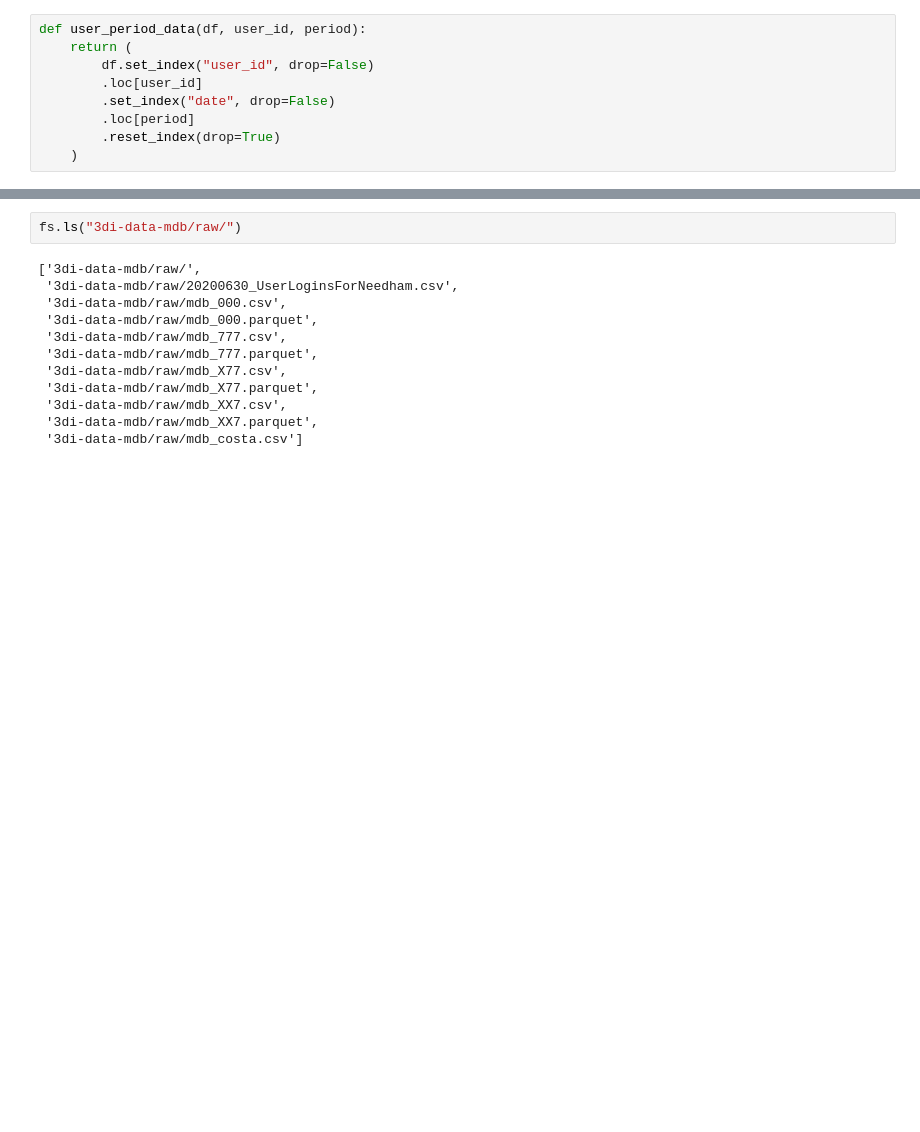
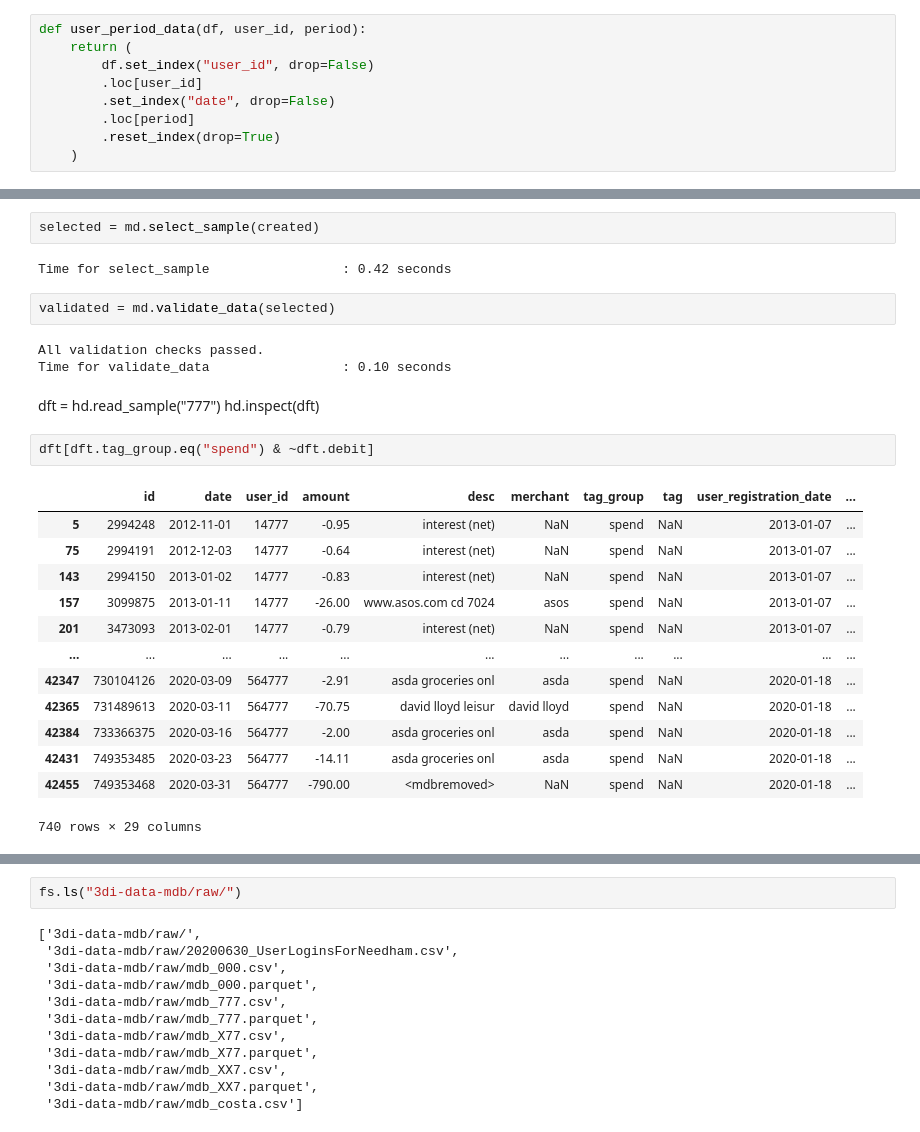
Before and after one commit to fabiangunzinger/entropy, a Jupyter notebook: notebooks/preproc_pipeline_tester.ipynb, the cells around one changed output, grey strips where cells are left out. Cells and saved outputs as stored; diff of their text form; blank space fills up the shorter version.

```diff
--- a/notebooks/preproc_pipeline_tester.ipynb
+++ b/notebooks/preproc_pipeline_tester.ipynb
@@ -78,0 +85,28 @@ Index(['Transaction Reference', 'User Reference', 'User Registration Date',
+# %%
+selected = md.select_sample(created)
+# %% [output]
+Time for select_sample                 : 0.42 seconds
+# %%
+validated = md.validate_data(selected)
+# %% [output]
+All validation checks passed.
+Time for validate_data                 : 0.10 seconds
+# %% [markdown]
+dft = hd.read_sample("777")
+hd.inspect(dft)
+# %%
+dft[dft.tag_group.eq("spend") & ~dft.debit]
+# %% [output]
+|  | id | date | user_id | amount | desc | merchant | tag_group | tag | user_registration_date | ... |
+| 5 | 2994248 | 2012-11-01 | 14777 | -0.95 | interest (net) | NaN | spend | NaN | 2013-01-07 | ... |
+| 75 | 2994191 | 2012-12-03 | 14777 | -0.64 | interest (net) | NaN | spend | NaN | 2013-01-07 | ... |
+| 143 | 2994150 | 2013-01-02 | 14777 | -0.83 | interest (net) | NaN | spend | NaN | 2013-01-07 | ... |
+| 157 | 3099875 | 2013-01-11 | 14777 | -26.00 | www.asos.com cd 7024 | asos | spend | NaN | 2013-01-07 | ... |
+| 201 | 3473093 | 2013-02-01 | 14777 | -0.79 | interest (net) | NaN | spend | NaN | 2013-01-07 | ... |
+| ... | ... | ... | ... | ... | ... | ... | ... | ... | ... | ... |
+| 42347 | 730104126 | 2020-03-09 | 564777 | -2.91 | asda groceries onl | asda | spend | NaN | 2020-01-18 | ... |
+| 42365 | 731489613 | 2020-03-11 | 564777 | -70.75 | david lloyd leisur | david lloyd | spend | NaN | 2020-01-18 | ... |
+| 42384 | 733366375 | 2020-03-16 | 564777 | -2.00 | asda groceries onl | asda | spend | NaN | 2020-01-18 | ... |
+| 42431 | 749353485 | 2020-03-23 | 564777 | -14.11 | asda groceries onl | asda | spend | NaN | 2020-01-18 | ... |
+| 42455 | 749353468 | 2020-03-31 | 564777 | -790.00 | <mdbremoved> | NaN | spend | NaN | 2020-01-18 | ... |
+740 rows × 29 columns
```
Also changed, not shown: parts of 17 cells of this notebook, 11 other files.
